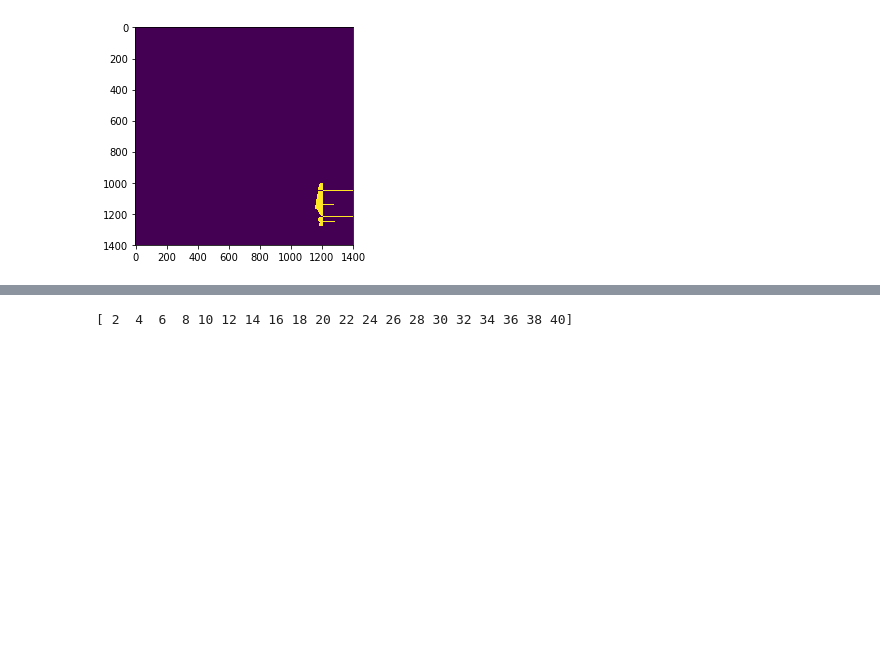
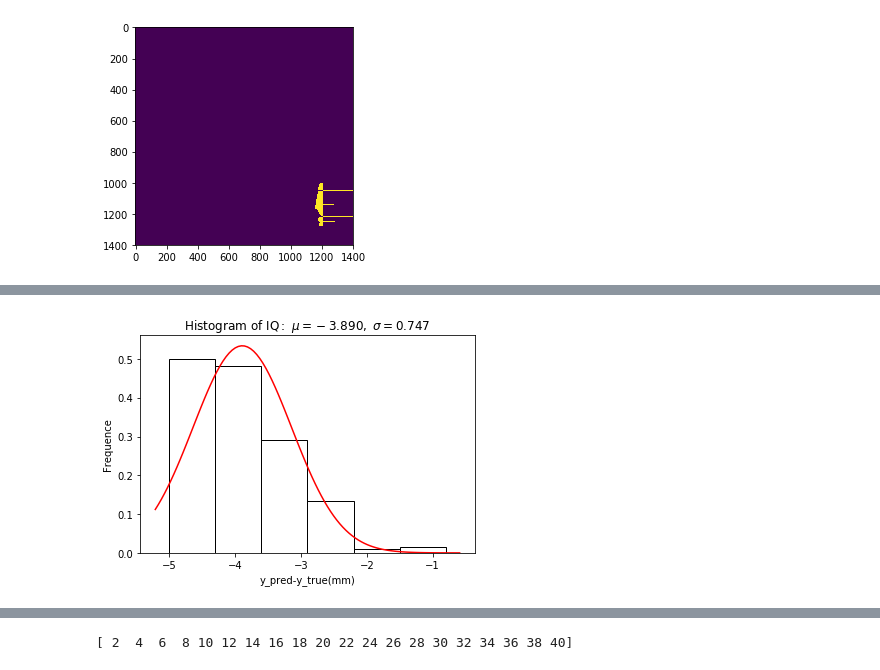
Before and after one commit to cdesio/leaf_reco, a Jupyter notebook: notebooks/Test_RF-Copy1.ipynb, the cells around one changed output, grey strips where cells are left out. Cells and saved outputs as stored; diff of their text form; code cells hidden in the pictures; blank space fills up the shorter version.

```diff
--- a/notebooks/Test_RF-Copy1.ipynb
+++ b/notebooks/Test_RF-Copy1.ipynb
@@ -28,17 +29,14 @@ y_1mm = np.load(os.path.join(data_folder, "Xy_1mm.npz"))["dist"]
 X_3mm = np.load(os.path.join(data_folder, "Xy_3mm.npz"))["y"]
 y_3mm = np.load(os.path.join(data_folder, "Xy_3mm.npz"))["dist"]
 
-X_15mm = np.load(os.path.join(data_folder, "Xy_15mm.npz"))["y"]
-y_15mm = np.load(os.path.join(data_folder, "Xy_15mm.npz"))["dist"]
+X_10mm = np.load(os.path.join(data_folder, "Xy_10mm.npz"))["y"]
+y_10mm = np.load(os.path.join(data_folder, "Xy_10mm.npz"))["dist"]
 
 X_20mm = np.load(os.path.join(data_folder, "Xy_20mm.npz"))["y"]
 y_20mm = np.load(os.path.join(data_folder, "Xy_20mm.npz"))["dist"]
 
 X_30mm = np.load(os.path.join(data_folder, "Xy_30mm.npz"))["y"]
 y_30mm = np.load(os.path.join(data_folder, "Xy_30mm.npz"))["dist"]
-
-X_35mm = np.load(os.path.join(data_folder, "Xy_35mm.npz"))["y"]
-y_35mm = np.load(os.path.join(data_folder, "Xy_35mm.npz"))["dist"]
 # %% [markdown]
 #### reshape data for Random Forest
 # %%
@@ -66,17 +64,15 @@ X_test_RF = reshape_RF(X_test_cut)
 # %%
 X_1mm_cut = cut_X(X_1mm)
 X_3mm_cut = cut_X(X_3mm)
-X_15mm_cut = cut_X(X_15mm)
+X_10mm_cut = cut_X(X_10mm)
 X_20mm_cut = cut_X(X_20mm)
 X_30mm_cut = cut_X(X_30mm)
-X_35mm_cut = cut_X(X_35mm)
 
 X_1mm_RF  = reshape_RF(X_1mm_cut)
 X_3mm_RF  = reshape_RF(X_3mm_cut)
-X_15mm_RF  = reshape_RF(X_15mm_cut)
+X_10mm_RF  = reshape_RF(X_10mm_cut)
 X_20mm_RF  = reshape_RF(X_20mm_cut)
 X_30mm_RF  = reshape_RF(X_30mm_cut)
-X_35mm_RF  = reshape_RF(X_35mm_cut)
 # %% [markdown]
 rf_grid = joblib.load("rf_best_estimator.pkl")
 # %%
@@ -219,0 +214,18 @@ def predict_on_unknown_dist(model):
+# %%
+import numpy as np
+from scipy.stats import norm
+import matplotlib.pyplot as plt
+
+data = y_30mm-rf2.predict(X_30mm_RF)
+mean,std=norm.fit(data)
+
+plt.hist(data, bins=6, normed=True, facecolor='white',edgecolor ="k",  alpha=1)
+xmin, xmax = plt.xlim()
+x = np.linspace(xmin, xmax, 100)
+y = norm.pdf(x, mean, std)
+plt.plot(x, y, c='r')
+plt.xlabel('y_pred-y_true(mm)')
+plt.ylabel('Frequence')
+plt.title(r'$\mathrm{Histogram\ of\ IQ:}\ \mu=%.3f,\ \sigma=%.3f$' %(mean, std))
+plt.show()
+# %% [output]
@@ -220 +245,2 @@ def predict_on_unknown_dist(model):
+[figure, added]
 # %%
```
Also changed, not shown: parts of 26 cells of this notebook, 2 other files.
